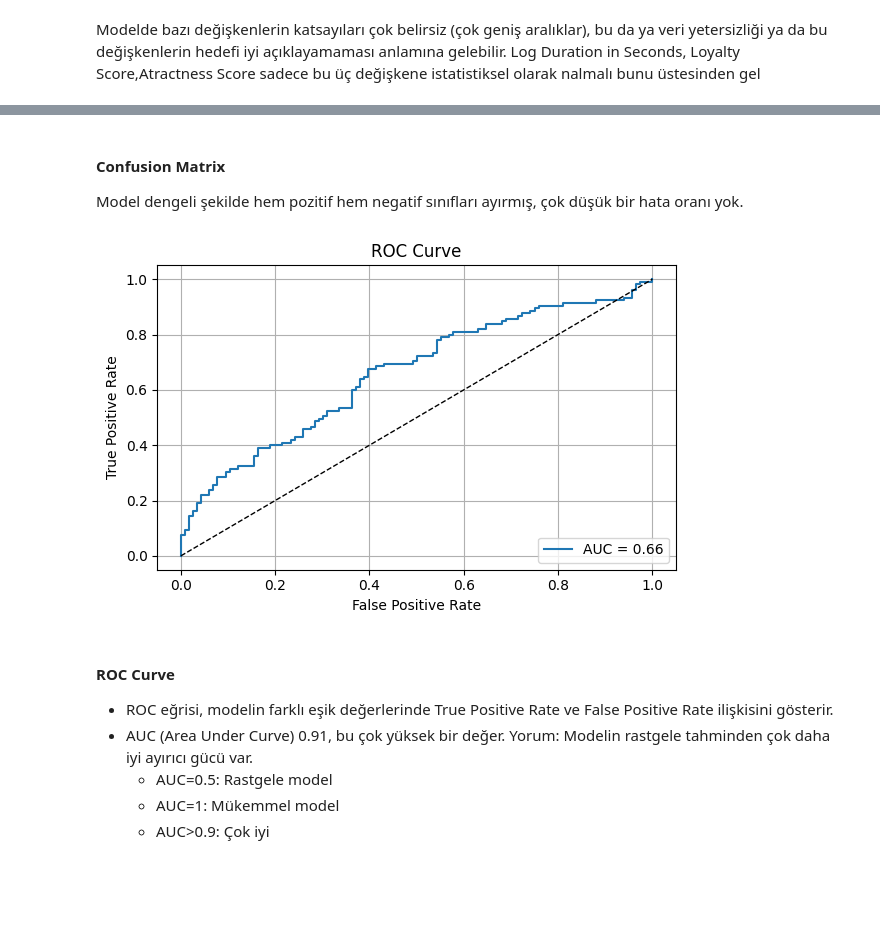
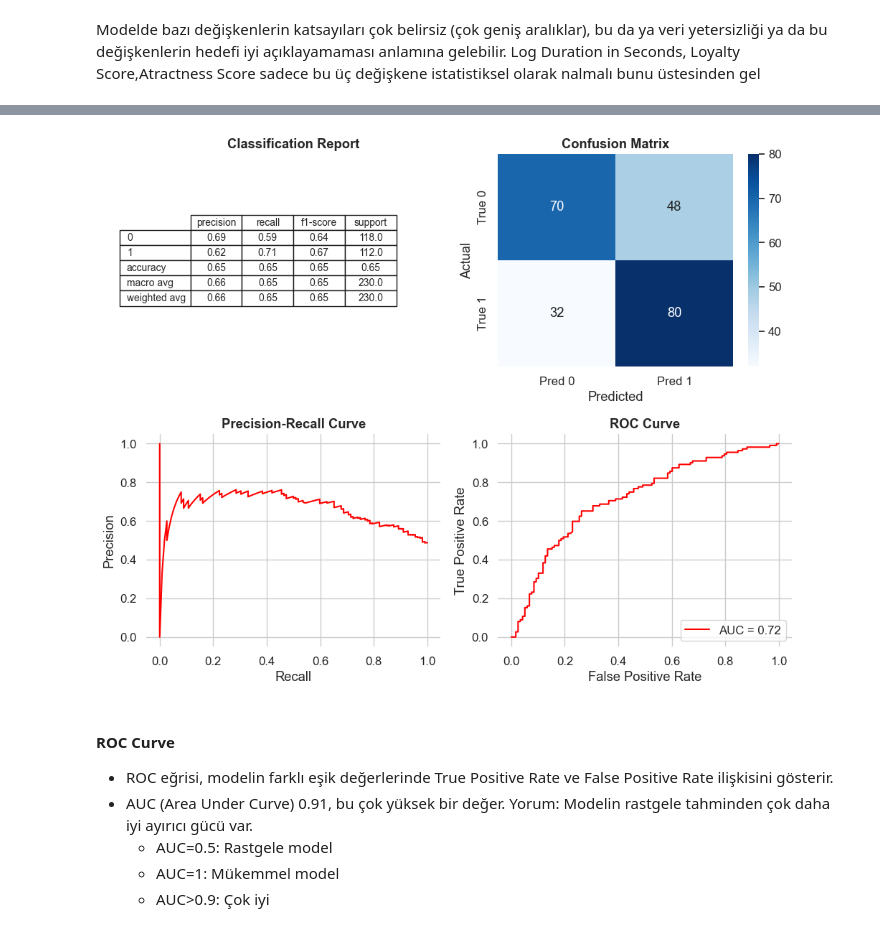
Before and after one commit to emirsglm/youtube-analysis, a Jupyter notebook: model.ipynb, the cells around one changed output, grey strips where cells are left out. Saved outputs shown, nothing was run; the diff lists cells and outputs as text; code cells hidden in the pictures; blank space fills up the shorter version.

```diff
--- a/model.ipynb
+++ b/model.ipynb
@@ -486,26 +497,9 @@ plt.show()
-# %% [markdown]
-#### Confusion Matrix
-
-Model dengeli şekilde hem pozitif hem negatif sınıfları ayırmış, çok düşük bir hata oranı yok.
-# %%
-
-
-y_prob = model.predict_proba(X_test)[:, 1]  # 1 sınıfı olasılıkları
-fpr, tpr, thresholds = roc_curve(y_test, y_prob)
-roc_auc = auc(fpr, tpr)
-
-plt.figure(figsize=(6,4))
-plt.plot(fpr, tpr, label=f'AUC = {roc_auc:.2f}')
-plt.plot([0, 1], [0, 1], 'k--', linewidth=1)
-plt.xlabel('False Positive Rate')
-plt.ylabel('True Positive Rate')
-plt.title('ROC Curve')
-plt.legend(loc='lower right')
-plt.grid(True)
-plt.tight_layout()
-plt.show()
-# %% [output]
-[figure, removed]
+# %%
+import utils
+
+utils.model_evaluation(model, X_test, y_test)
+# %% [output]
+[figure, added]
 # %% [markdown]
 #### ROC Curve
 - ROC eğrisi, modelin farklı eşik değerlerinde True Positive Rate ve False Positive Rate ilişkisini gösterir.
```
Also changed, not shown: parts of 55 cells of this notebook.
